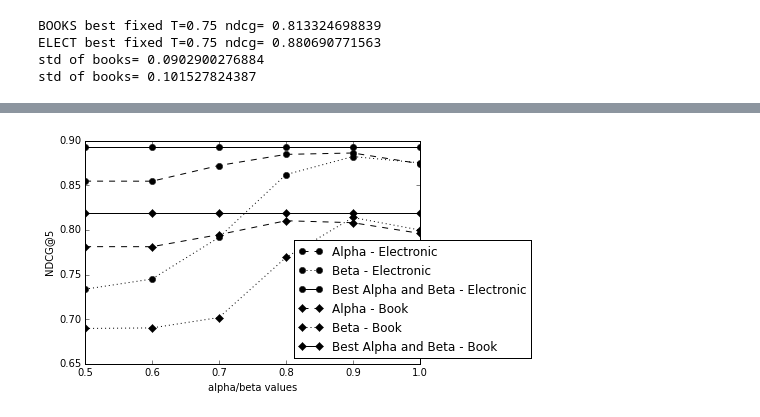
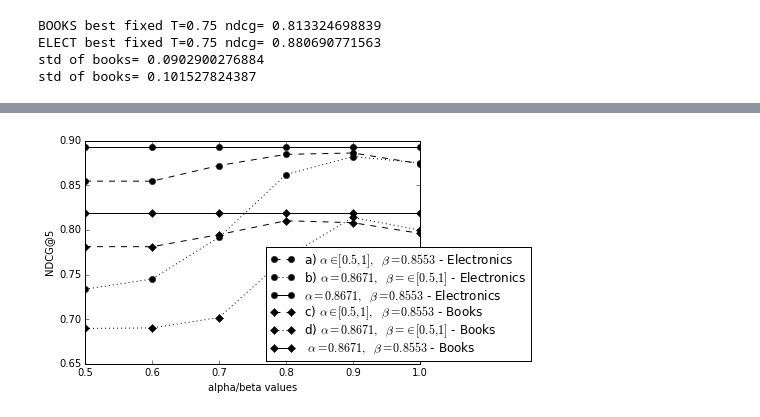
Before and after one commit to vwoloszyn/MRR, a Jupyter notebook: DYNAMIC_THRESHOLD_ANALYSIS.ipynb, the cells around one changed output, grey strips where cells are left out. Saved outputs shown, nothing was run; the diff lists cells and outputs as text; code cells hidden in the pictures.

```diff
--- a/DYNAMIC_THRESHOLD_ANALYSIS.ipynb
+++ b/DYNAMIC_THRESHOLD_ANALYSIS.ipynb
@@ -194,42 +194,42 @@ def smooth(x,beta):
     """ kaiser window smoothing """
     window_len=11
     # extending the data at beginning and at the end
     # to apply the window at the borders
     s = np.r_[x[window_len-1:0:-1],x,x[-1:-window_len:-1]]
     w = np.kaiser(window_len,beta)
     y = np.convolve(w/w.sum(),s,mode='valid')
     return y[5:len(y)-5]
 
 #eletronic_dinamic_t_a
 
-plt.plot(eletronic_a,  marker='o', c='k',linestyle='--',label="Alpha - Electronic")
+plt.plot(eletronic_a,  marker='o', c='k',linestyle='--',label=r'a) $\alpha \in [0.5,1], \; \beta=0.8553 $' + " - Electronics" )
 
-plt.plot(eletronic_b,  marker='o', c='k',linestyle='dotted',label="Beta - Electronic")
+plt.plot(eletronic_b,  marker='o', c='k',linestyle='dotted',label=r'b) $\alpha=0.8671, \; \beta=\in [0.5,1]$' + " - Electronics")
 
 
-plt.plot(electro_base ,marker='o', c='k',label="Best Alpha and Beta - Electronic")
+plt.plot(electro_base ,marker='o', c='k',label=r'$\alpha=0.8671, \; \beta=0.8553$' + " - Electronics")
 
 
-##BOOK
-plt.plot(book_a ,marker='D', c='k',linestyle='--',label="Alpha - Book")
+##BOOK"c) Fixed Beta - Book"
+plt.plot(book_a ,marker='D', c='k',linestyle='--',label=r'c) $\alpha \in [0.5,1], \; \beta=0.8553 $' + " - Books" )
 
-plt.plot(book_b ,marker='D', c='k',linestyle='dotted',label="Beta - Book")
+plt.plot(book_b ,marker='D', c='k',linestyle='dotted',label=r'd) $\alpha=0.8671, \; \beta=\in [0.5,1] $' + " - Books")
 
 
-plt.plot(books_base ,marker='D', c='k',label="Best Alpha and Beta - Book")
+plt.plot(books_base ,marker='D', c='k',label=r' $\alpha=0.8671, \; \beta=0.8553$' + " - Books")
 
 
 
-plt.legend(bbox_to_anchor=(1.35, 0.58))
+plt.legend(bbox_to_anchor=(1.35, 0.55), labelspacing=0.03)
 plt.xticks( np.arange(0,6,1), np.arange(0.5,1.1,0.1))
 plt.xlabel('alpha/beta values')
 plt.ylabel('NDCG@5')
 
 #plt.xticks(np.arange(min(eletronic_a), max(eletronic_a), 1.0))
 
 plt.show( )
 # %% [output]
-[figure, old version]
+[figure, new version]
 # %%
 print "beta eletronic"
 print "referencia=" + str(np.max(electro_base))
```
Also changed, not shown: 1 other file.
